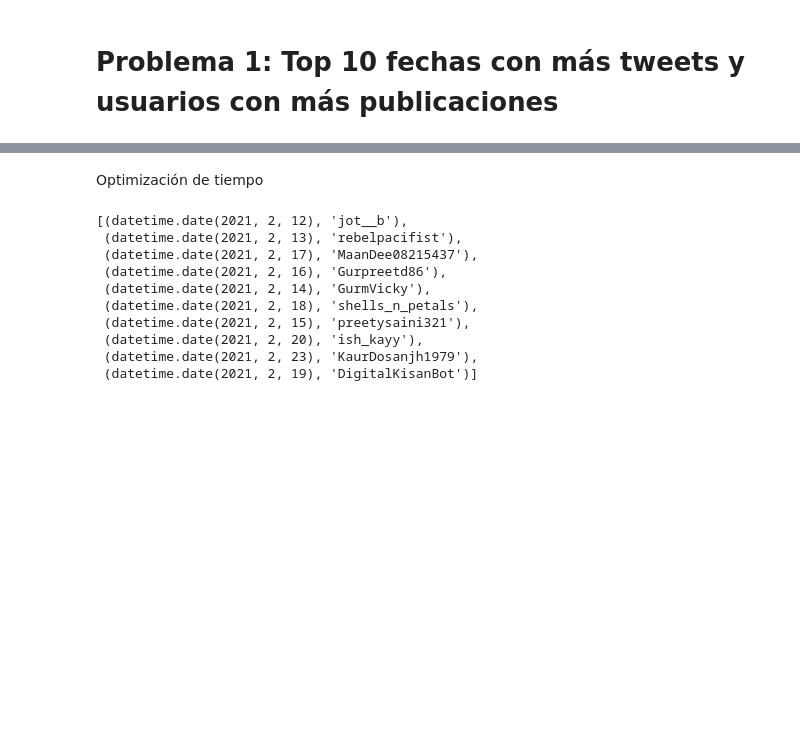
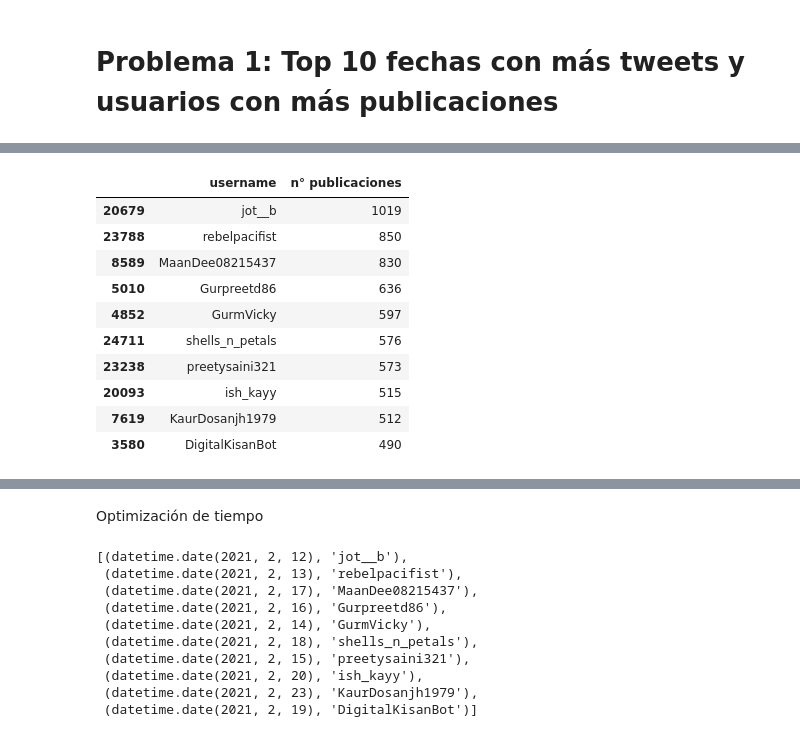
Before and after one commit to Pjerez98/LATAM-challenge, a Jupyter notebook: challenge.ipynb, the cells around one changed output, grey strips where cells are left out. Drawn from its saved outputs; the diff is of its cells as text; code cells hidden in the pictures; blank space fills up the shorter version.

```diff
--- a/challenge.ipynb
+++ b/challenge.ipynb
@@ -37,0 +158,14 @@ from load_tweets import load_tweets
+# %%
+top_10_user
+# %% [output]
+|  | username | n° publicaciones |
+| 20679 | jot__b | 1019 |
+| 23788 | rebelpacifist | 850 |
+| 8589 | MaanDee08215437 | 830 |
+| 5010 | Gurpreetd86 | 636 |
+| 4852 | GurmVicky | 597 |
+| 24711 | shells_n_petals | 576 |
+| 23238 | preetysaini321 | 573 |
+| 20093 | ish_kayy | 515 |
+| 7619 | KaurDosanjh1979 | 512 |
+| 3580 | DigitalKisanBot | 490 |
```
Also changed, not shown: parts of 56 cells of this notebook, 7 other files.
